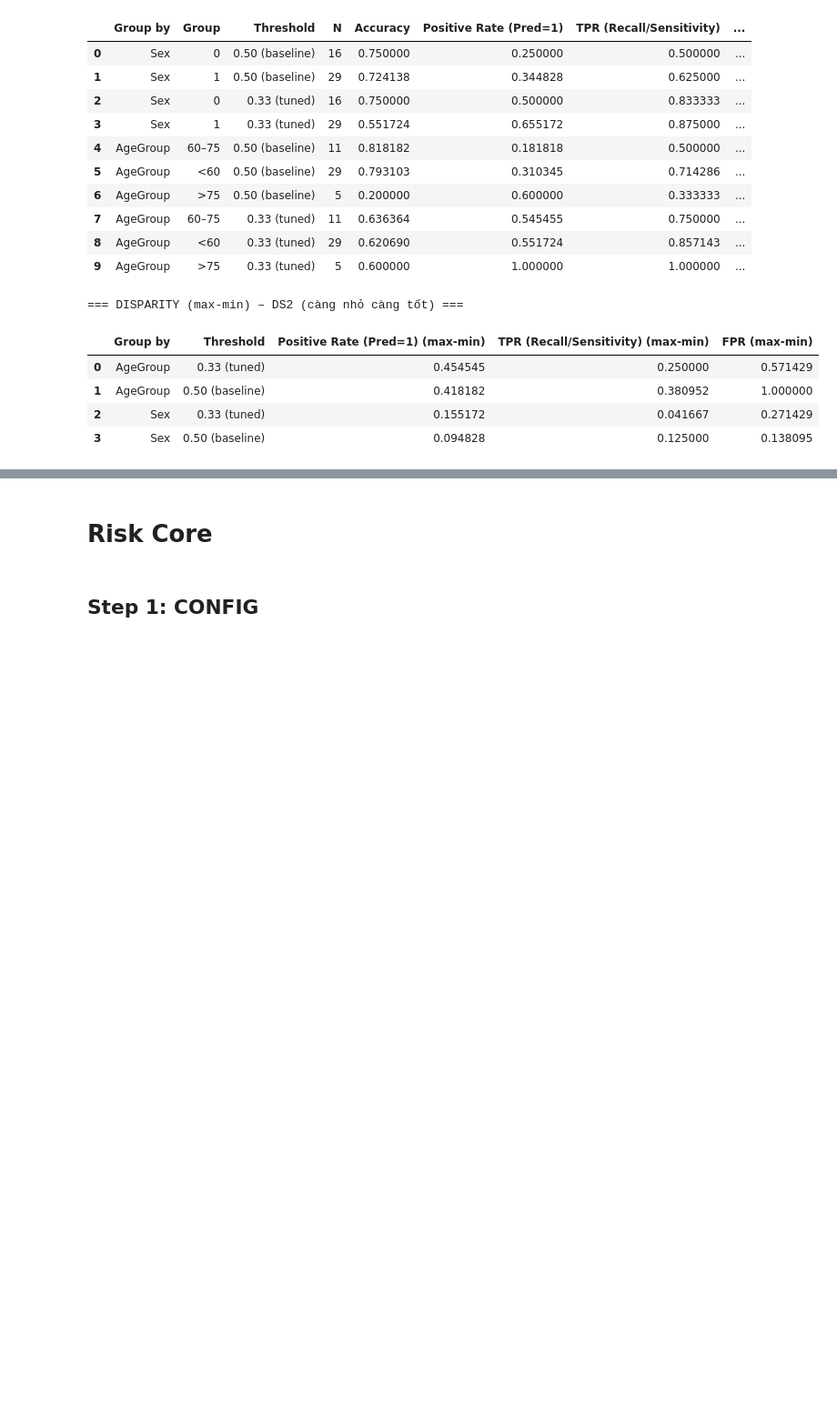
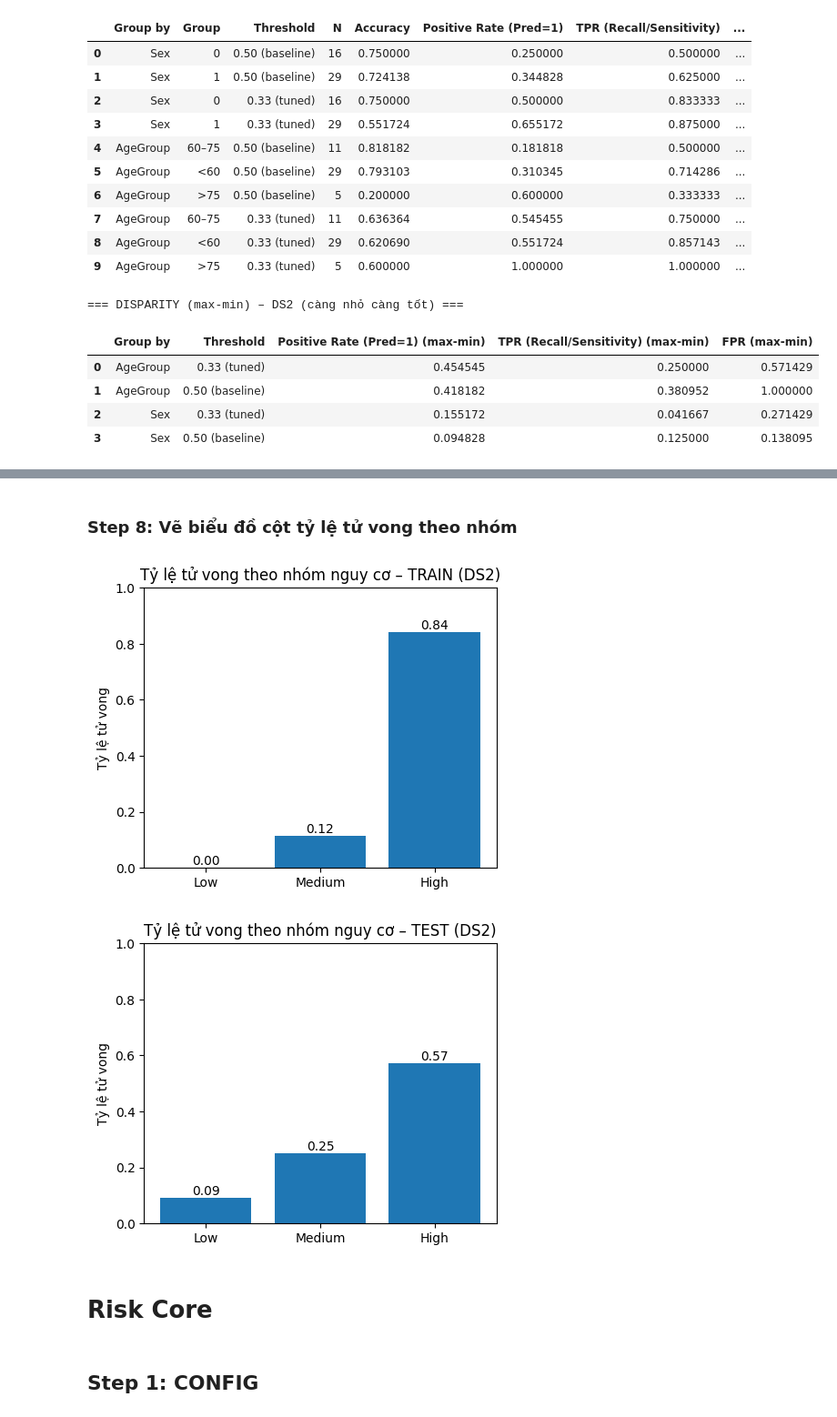
Before and after one commit to NguyenBuiHongTien/CVD_ML, a Jupyter notebook: CDV_New.ipynb, the cells around one changed output, grey strips where cells are left out. Shown at 91% size. Saved outputs shown, nothing was run; the diff lists cells and outputs as text; code cells hidden in the pictures; blank space fills up the shorter version.

Commit message:
Hoàn thành phân tần bệnh nhân cho ds2 và còn 1 vài lỗi ở phần đưa ra kế hoạch tối ưu cho bệnh nhân ở ds1.

```diff
--- a/CDV_New.ipynb
+++ b/CDV_New.ipynb
@@ -2740,0 +3023,15 @@ else:
+# %%
+# 5. Hàm tóm tắt n, số tử vong, tỷ lệ tử vong theo nhóm
+def summarize_prognosis_risk_groups(df, label_col="DEATH_EVENT", group_col="RiskGroup_Prognosis"):
+    """
+    Trả về bảng:
+        n, deaths, death_rate cho từng nhóm nguy cơ
+    """
+    summary = (
+        df.groupby(group_col)[label_col]
+          .agg(["count", "sum"])
+          .rename(columns={"count": "n", "sum": "deaths"})
+          .reset_index()
+    )
+    summary["death_rate"] = summary["deaths"] / summary["n"]
+    return summary
@@ -2740,0 +3040,12 @@ else:
+# %%
+print("=== Phân tầng nguy cơ tử vong – TRAIN ===")
+summary_train = summarize_prognosis_risk_groups(df_train_prognosis)
+display(summary_train)
+
+print("=== Phân tầng nguy cơ tử vong – VAL ===")
+summary_val = summarize_prognosis_risk_groups(df_val_prognosis)
+display(summary_val)
+
+print("=== Phân tầng nguy cơ tử vong – TEST ===")
+summary_test = summarize_prognosis_risk_groups(df_test_prognosis)
+display(summary_test)
@@ -2741,3 +3094,26 @@ else:
+# %% [markdown]
+### Step 8: Vẽ biểu đồ cột tỷ lệ tử vong theo nhóm
+# %%
+# 7. Vẽ biểu đồ tỷ lệ tử vong theo nhóm nguy cơ
+
+def plot_death_rate_by_group(summary_df, title):
+    groups = summary_df["RiskGroup_Prognosis"].astype(str)
+    rates = summary_df["death_rate"]
+
+    plt.figure(figsize=(5, 4))
+    plt.bar(groups, rates)
+    plt.ylabel("Tỷ lệ tử vong")
+    plt.ylim(0, 1)
+    plt.title(title)
+    for i, v in enumerate(rates):
+        plt.text(i, v + 0.01, f"{v:.2f}", ha="center")
+    plt.show()
+
+plot_death_rate_by_group(summary_train, "Tỷ lệ tử vong theo nhóm nguy cơ – TRAIN (DS2)")
+plot_death_rate_by_group(summary_test,  "Tỷ lệ tử vong theo nhóm nguy cơ – TEST (DS2)")
+# %% [output]
+[figure, added]
+[figure, added]
 # %% [markdown]
 # Risk Core
 # %% [markdown]
```
Also changed, not shown: parts of 48 cells of this notebook, 4 other files.
